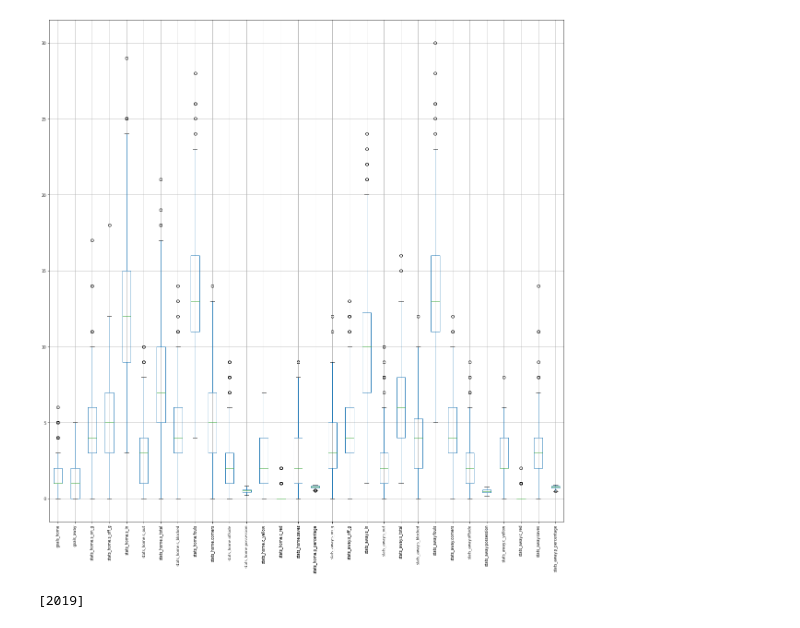
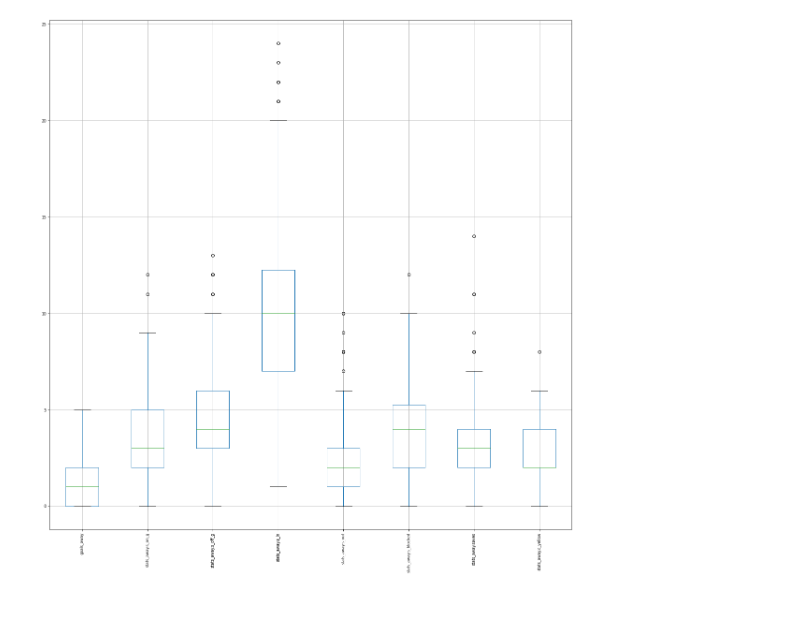
Before and after one commit to clarismiranda/Statsfootball, a Jupyter notebook: visualization_faketest.ipynb, the cells around one changed output. Drawn from its saved outputs; the diff is of its cells as text; code cells hidden in the pictures.

```diff
--- a/visualization_faketest.ipynb
+++ b/visualization_faketest.ipynb
@@ -38,17 +38,28 @@ def clean_data(df):
     df["stats_home.possession"] = df["stats_home.possession"].apply(lambda x: (int(str(x).strip('%'))/100))
     return df
 # %%
-def diff_data(data):
+def subset_data(data):
     new_data = pd.DataFrame()
-    new_data["diff_s_on_g"] = data["stats_home.s_on_g"]-data["stats_away.s_on_g"]
-    new_data["diff_s_off_g"] = data["stats_home.s_off_g"]-data["stats_away.s_off_g"]
-    new_data["diff_s_total"] = data["stats_home.s_total"]-data["stats_away.s_total"]
-    new_data["diff_s_in"] = data["stats_home.s_in"]-data["stats_away.s_in"]
-    new_data["diff_s_out"] = data["stats_home.s_out"]-data["stats_away.s_out"]
-    new_data["diff_saves"] = data["stats_home.saves"]-data["stats_away.saves"]
-    #new_data["diff_p_percentage"] = data["stats_home.p_percentage"]-data["stats_away.p_percentage"]
+    new_data["home_team.name"] = data["home_team.name"]
+    new_data["home_team.id"] = data["home_team.id"]
+    new_data["away_team.name"] = data["away_team.name"]
+    new_data["away_team.id"] = data["away_team.id"]
+    new_data["stats_home.s_on_g"] = data["stats_home.s_on_g"]
+    new_data["stats_away.s_on_g"] = data["stats_away.s_on_g"]
+    new_data["stats_home.s_off_g"] = data["stats_home.s_off_g"]
+    new_data["stats_away.s_off_g"] = data["stats_away.s_off_g"]
+    new_data["stats_home.s_in"] = data["stats_home.s_in"]
+    new_data["stats_away.s_in"] = data["stats_away.s_in"]
+    new_data["stats_home.s_out"] = data["stats_home.s_out"]
+    new_data["stats_away.s_out"] = data["stats_away.s_out"]
+    new_data["stats_home.s_blocked"] = data["stats_home.s_blocked"]
+    new_data["stats_away.s_blocked"] = data["stats_away.s_blocked"]
+    new_data["stats_home.saves"] = data["stats_home.saves"]
+    new_data["stats_away.saves"] = data["stats_away.saves"]
     new_data["stats_away.c_yellow"] = data["stats_away.c_yellow"]
     new_data["stats_home.c_yellow"] = data["stats_home.c_yellow"]
+    new_data["goals_home"] = data["goals_home"]
+    new_data["goals_away"] = data["goals_away"]
     return new_data
 # %%
 def df_season(country, league, season, week, drop_goals=True):
@@ -72,0 +113,7 @@ df = df_season(country, league, season, curr_week, drop_goals=False)
+# %%
+# Skewed to the right the mean is greater than the median
+# Better to test with median
+new_df = subset_data(df)
+column = ['goals_home']
+column = column + new_df.filter(regex='stats_home.').columns.tolist()
+boxplot = new_df.boxplot(column=column, rot=90, fontsize=8, figsize=(20,20))
@@ -73,14 +153,6 @@ df = df_season(country, league, season, curr_week, drop_goals=False)
 # %%
-column = ['goals_home', 'goals_away']
-column = column + df.filter(regex='stats').columns.tolist()
-boxplot = df.boxplot(column=column, rot=90, fontsize=8, figsize=(20,20))
+column = ['goals_away']
+column = column + new_df.filter(regex='stats_away.').columns.tolist()
+boxplot = new_df.boxplot(column=column, rot=90, fontsize=8, figsize=(20,20))
 # %% [output]
-[figure, old version]
+[figure, new version]
-# %%
-# Historicity: multi season directory
-year_window = 1
-start_season = 2019
-seasons = list(range(start_season, start_season - year_window, -1))
-print(seasons)
-# %% [output]
-[2019]
```
Also changed, not shown: parts of 9 cells of this notebook, 7 other files.
